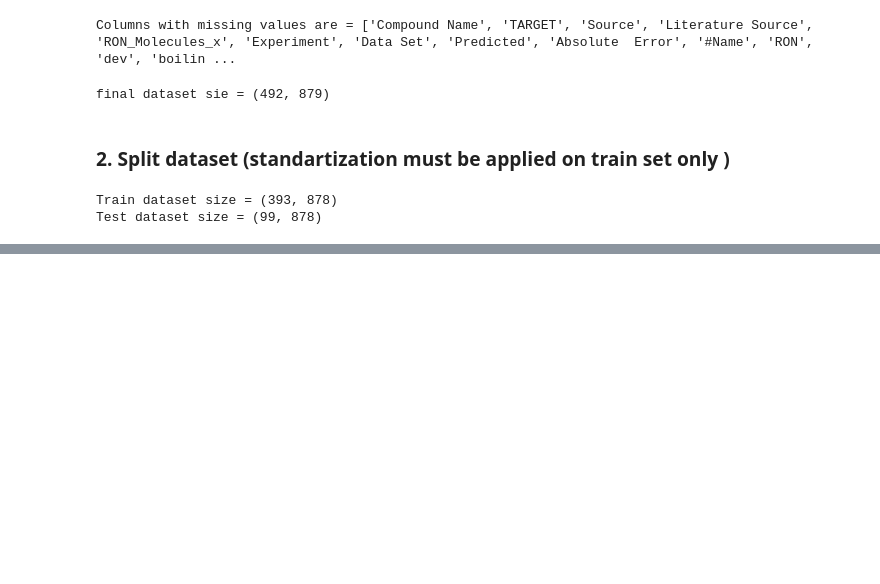
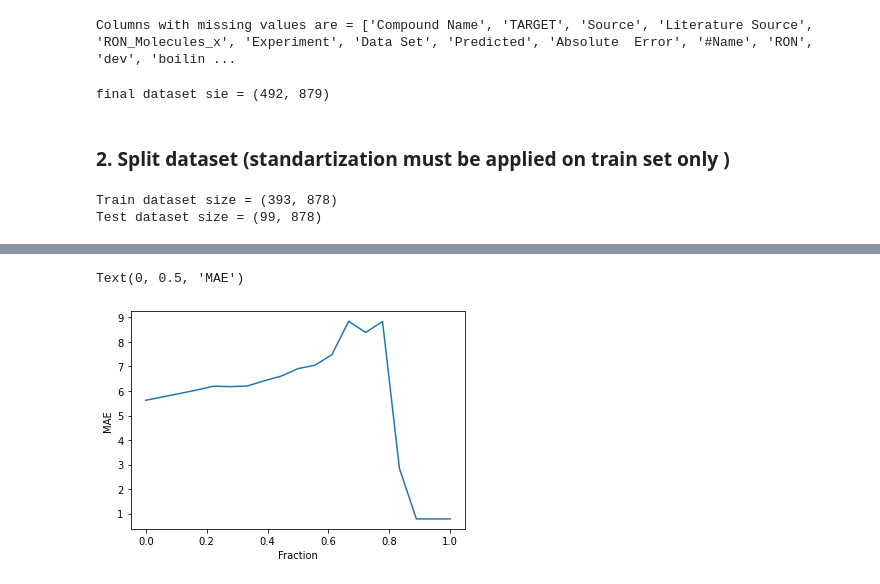
Before and after one commit to SergeyAnufriev/biofuels, a Jupyter notebook: Octane_latest.ipynb, the cells around one changed output, grey strips where cells are left out. Drawn from its saved outputs; the diff is of its cells as text; code cells hidden in the pictures; blank space fills up the shorter version.

```diff
--- a/Octane_latest.ipynb
+++ b/Octane_latest.ipynb
@@ -235,0 +174,14 @@ plt.plot(np.linspace(0,130,10),np.linspace(0,130,10))
+# %%
+spread_tanimato = Tanimato_dist.max() - Tanimato_dist.min()
+
+mean_inside2 = []
+for i in range(1,20):
+    upper_bound = Tanimato_dist.max() - i*spread_tanimato/20
+    mean_inside2.append(mae[np.where(Tanimato_dist<upper_bound)[0]].mean())
+# %%
+plt.plot(np.linspace(0,1,19),mean_inside2)
+plt.xlabel('Fraction')
+plt.ylabel('MAE')
+# %% [output]
+Text(0, 0.5, 'MAE')
+[figure, added]
```
Also changed, not shown: parts of 46 cells of this notebook.
